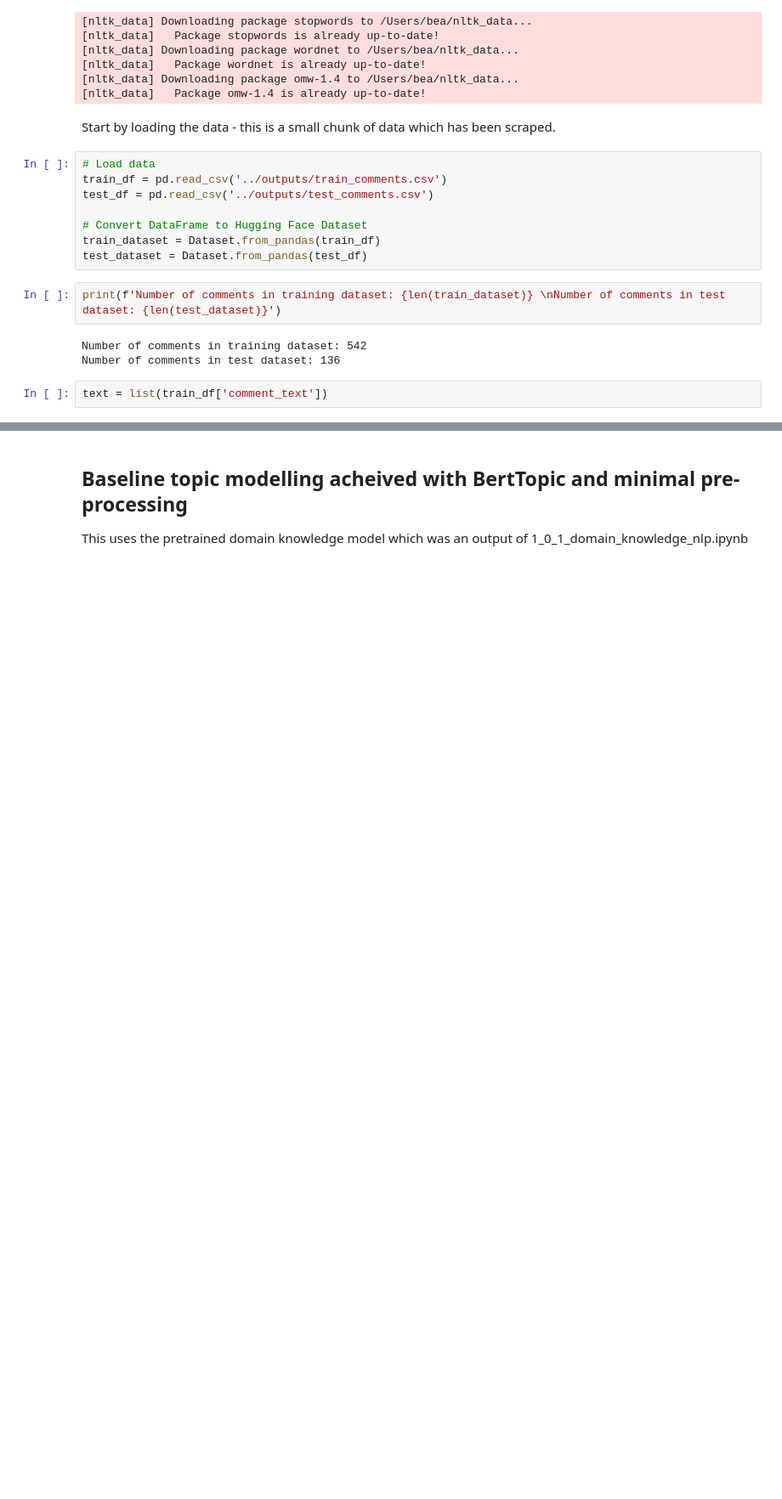
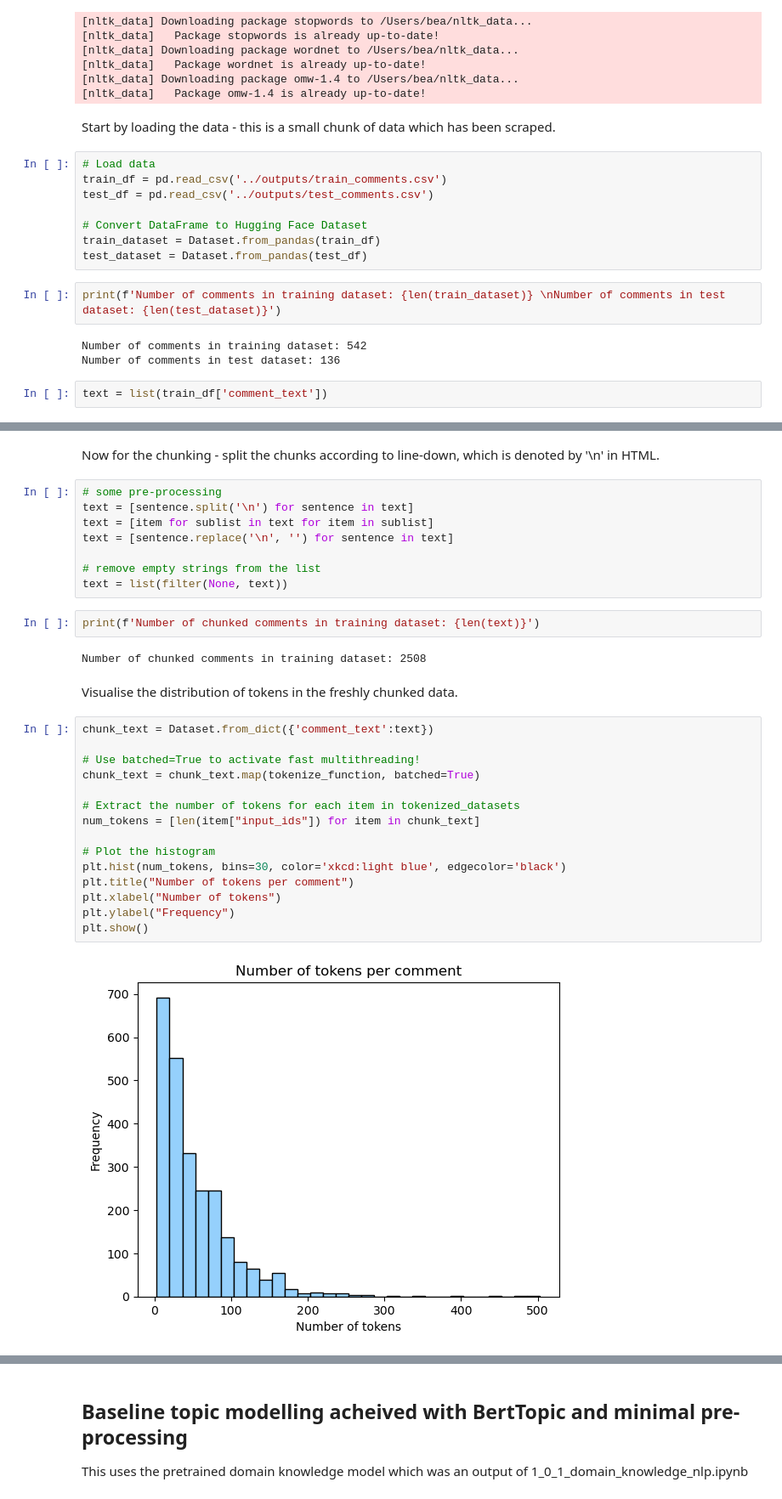
Before and after one commit to Bea-Taylor/nimby_nlp, a Jupyter notebook: nbs/1_0_2_topic_modelling.ipynb, the cells around one changed output, grey strips where cells are left out. Shown at 85% size. Saved outputs shown, nothing was run; the diff lists cells and outputs as text; blank space fills up the shorter version.

Commit message:
added NER and chunking

```diff
--- a/nbs/1_0_2_topic_modelling.ipynb
+++ b/nbs/1_0_2_topic_modelling.ipynb
@@ -61,0 +103,33 @@ text = list(train_df['comment_text'])
+# %% [markdown]
+Now for the chunking - split the chunks according to line-down, which is denoted by '\n' in HTML.
+# %%
+# some pre-processing
+text = [sentence.split('\n') for sentence in text]
+text = [item for sublist in text for item in sublist]
+text = [sentence.replace('\n', '') for sentence in text]
+
+# remove empty strings from the list
+text = list(filter(None, text))
+# %%
+print(f'Number of chunked comments in training dataset: {len(text)}')
+# %% [output]
+Number of chunked comments in training dataset: 2508
+# %% [markdown]
+Visualise the distribution of tokens in the freshly chunked data.
+# %%
+chunk_text = Dataset.from_dict({'comment_text':text})
+
+# Use batched=True to activate fast multithreading!
+chunk_text = chunk_text.map(tokenize_function, batched=True)
+
+# Extract the number of tokens for each item in tokenized_datasets
+num_tokens = [len(item["input_ids"]) for item in chunk_text]
+
+# Plot the histogram
+plt.hist(num_tokens, bins=30, color='xkcd:light blue', edgecolor='black')
+plt.title("Number of tokens per comment")
+plt.xlabel("Number of tokens")
+plt.ylabel("Frequency")
+plt.show()
+# %% [output]
+[figure, added]
```
Also changed, not shown: parts of 27 cells of this notebook.
